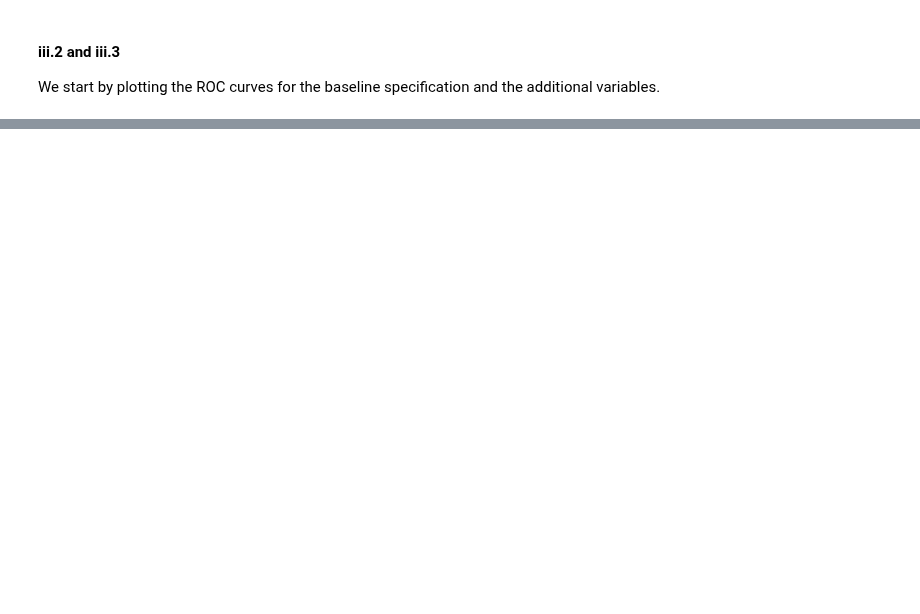
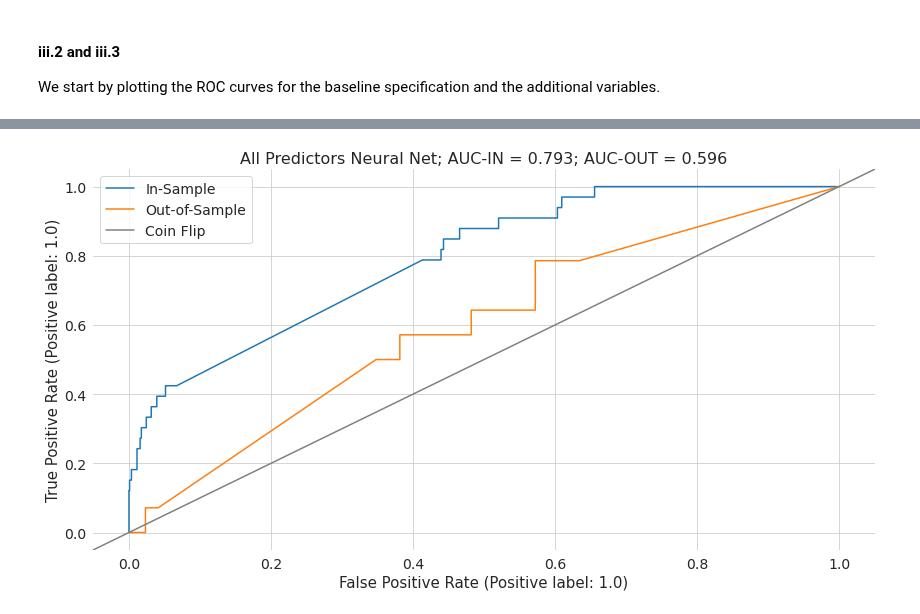
Before and after one commit to timmens/macro_problems, a Jupyter notebook: assignment3.ipynb, the cells around one changed output, grey strips where cells are left out. Drawn from its saved outputs; the diff is of its cells as text; code cells hidden in the pictures; blank space fills up the shorter version.

```diff
--- a/assignment3.ipynb
+++ b/assignment3.ipynb
@@ -290,0 +377,8 @@ plot_roc_curve(model, **data, title="All Predictors")
+# %%
+model = fit_neural_network(data=data, layers="100-40-20")
+# %%
+with warnings.catch_warnings():
+    warnings.simplefilter("ignore")
+    plot_roc_curve(model, **data, title="All Predictors Neural Net")
+# %% [output]
+[figure, added]
```
Also changed, not shown: parts of 16 cells of this notebook, 1 other file.
